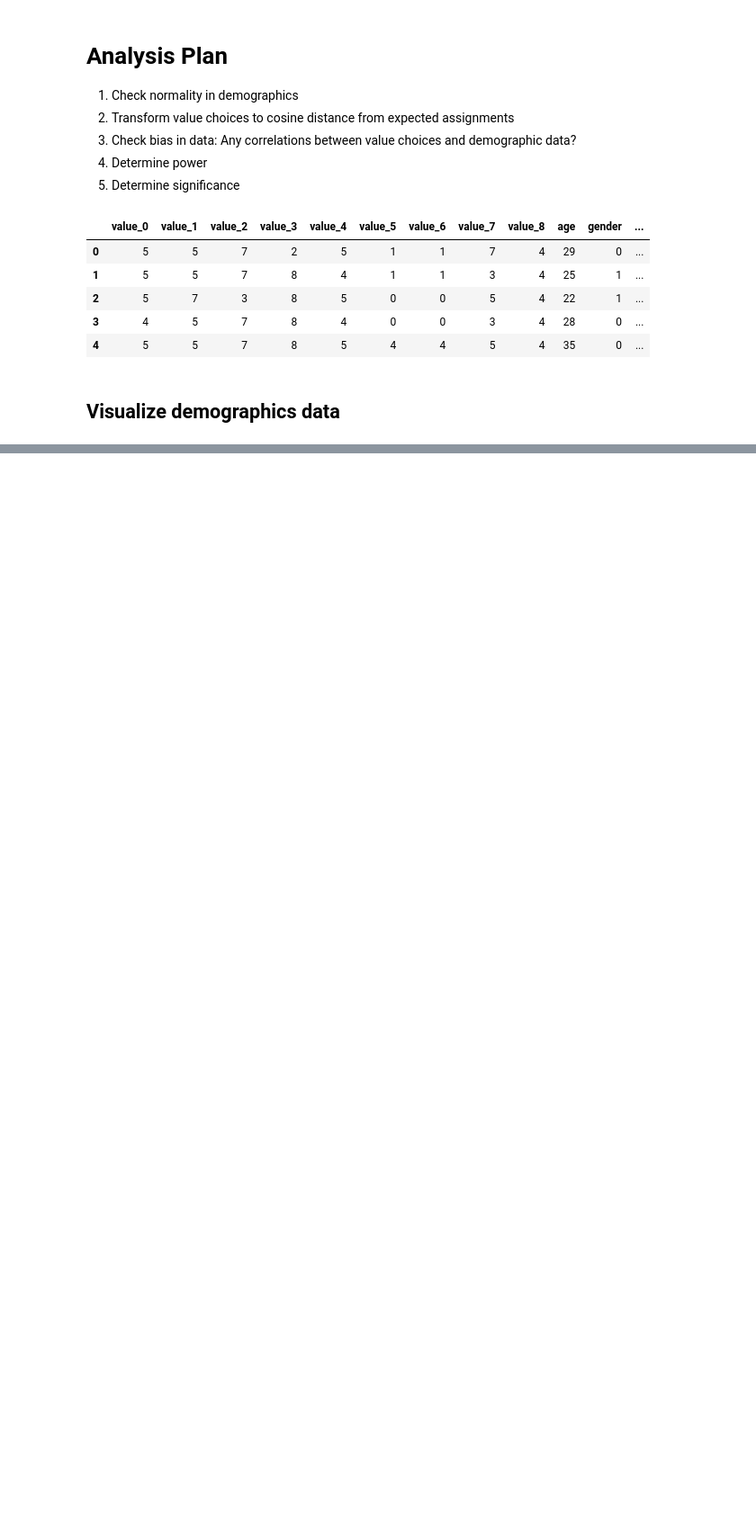
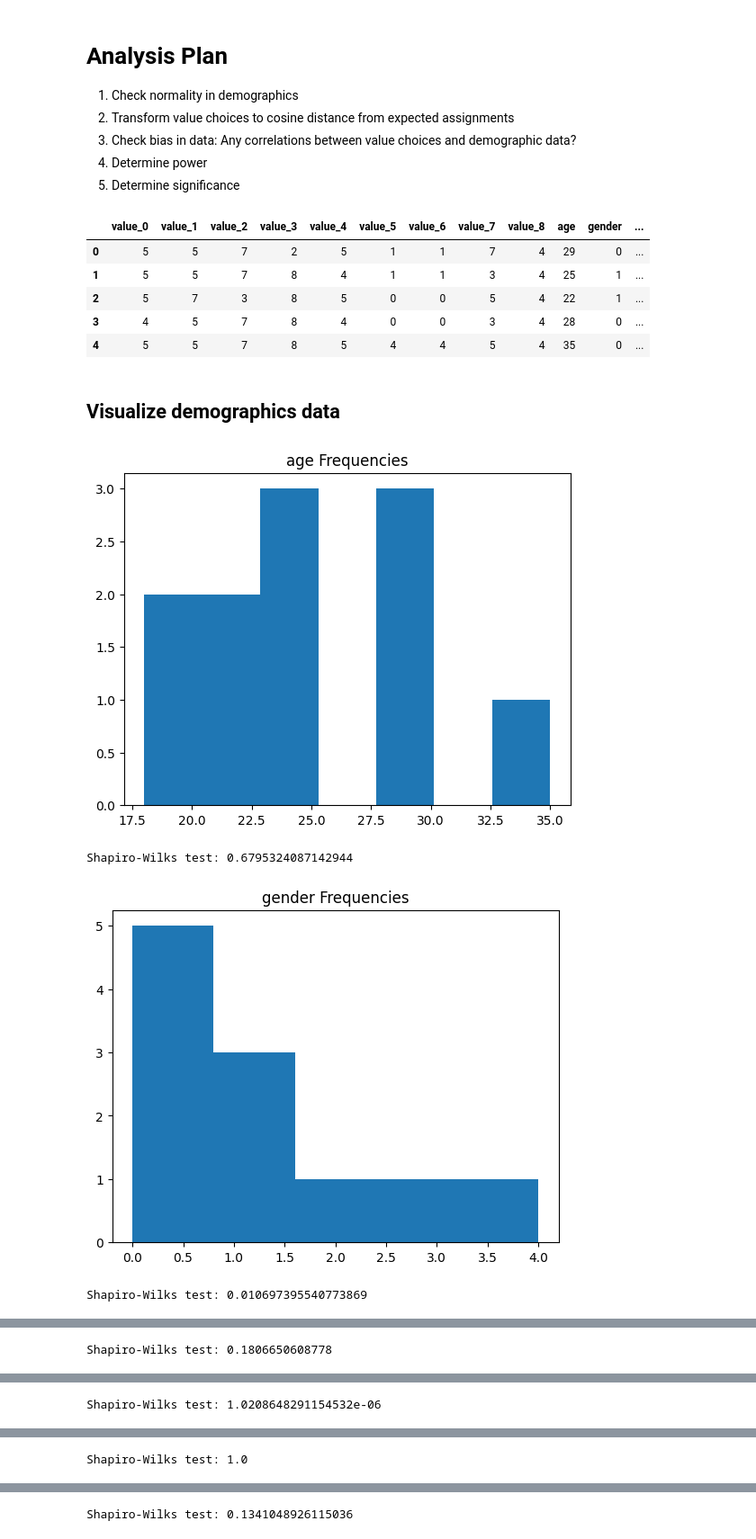
Before and after one commit to movinglinguini/Carambola-Analysis, a Jupyter notebook: summer-2023/phase-1-analysis.ipynb, the cells around one changed output, grey strips where cells are left out. Shown at 90% size. Saved outputs shown, nothing was run; the diff lists cells and outputs as text; code cells hidden in the pictures; blank space fills up the shorter version.

```diff
--- a/summer-2023/phase-1-analysis.ipynb
+++ b/summer-2023/phase-1-analysis.ipynb
@@ -23,3 +23,50 @@ data_df.head()
 | 4 | 5 | 5 | 7 | 8 | 5 | 4 | 4 | 5 | 4 | 35 | 0 | ... |
 # %% [markdown]
 ## Visualize demographics data
+# %%
+demo_columns = ['age', 'gender', 'education', 'reading', 'years_gaming', 'gaming_per_week', 'familiarity']
+ticks = [[
+    18,
+    22,
+    24,
+    25,
+    28,
+    29,
+    35,
+], [
+    'male', 'female', 'nonbinary', 'don\'t know', 'none'
+], [
+    'high school', 'bachelor degree', 'master degree', 'doctorate'
+], [
+    'somewhat confident', 'extremely confident'
+], [
+    '5+ years'
+], [
+   '0-5',
+    '5-10',
+    '10-20',
+    '20+'
+], [
+    'somewhat unfamiliar', 'neither familiar nor unfamiliar', 'somewhat familiar', 'very familiar'
+]]
+
+for idx, col in enumerate(demo_columns):
+    # get the column from the df
+    column_s = data_df[col]
+    if not column_s.dtype == 'int64':
+        continue
+    # visualize with histogram
+    figure = plt.figure()
+    counts, bins = np.histogram(column_s)
+    plt.hist(column_s, bins=len(set(column_s)), label=ticks[idx])
+
+    plt.title(f'{col} Frequencies')
+    plt.show()
+    # shapiro wilk test for normality
+    res = shapiro(column_s)
+    print(f'Shapiro-Wilks test: {res.pvalue}')
+# %% [output]
+[figure, added]
+Shapiro-Wilks test: 0.6795324087142944
+[figure, added]
+Shapiro-Wilks test: 0.010697395540773869
@@ -25,0 +74 @@ data_df.head()
+Shapiro-Wilks test: 0.1806650608778
@@ -25,0 +76 @@ data_df.head()
+Shapiro-Wilks test: 1.0208648291154532e-06
@@ -25,0 +78 @@ data_df.head()
+Shapiro-Wilks test: 1.0
@@ -25,0 +80 @@ data_df.head()
+Shapiro-Wilks test: 0.1341048926115036
```
Also changed, not shown: parts of 8 cells of this notebook.
